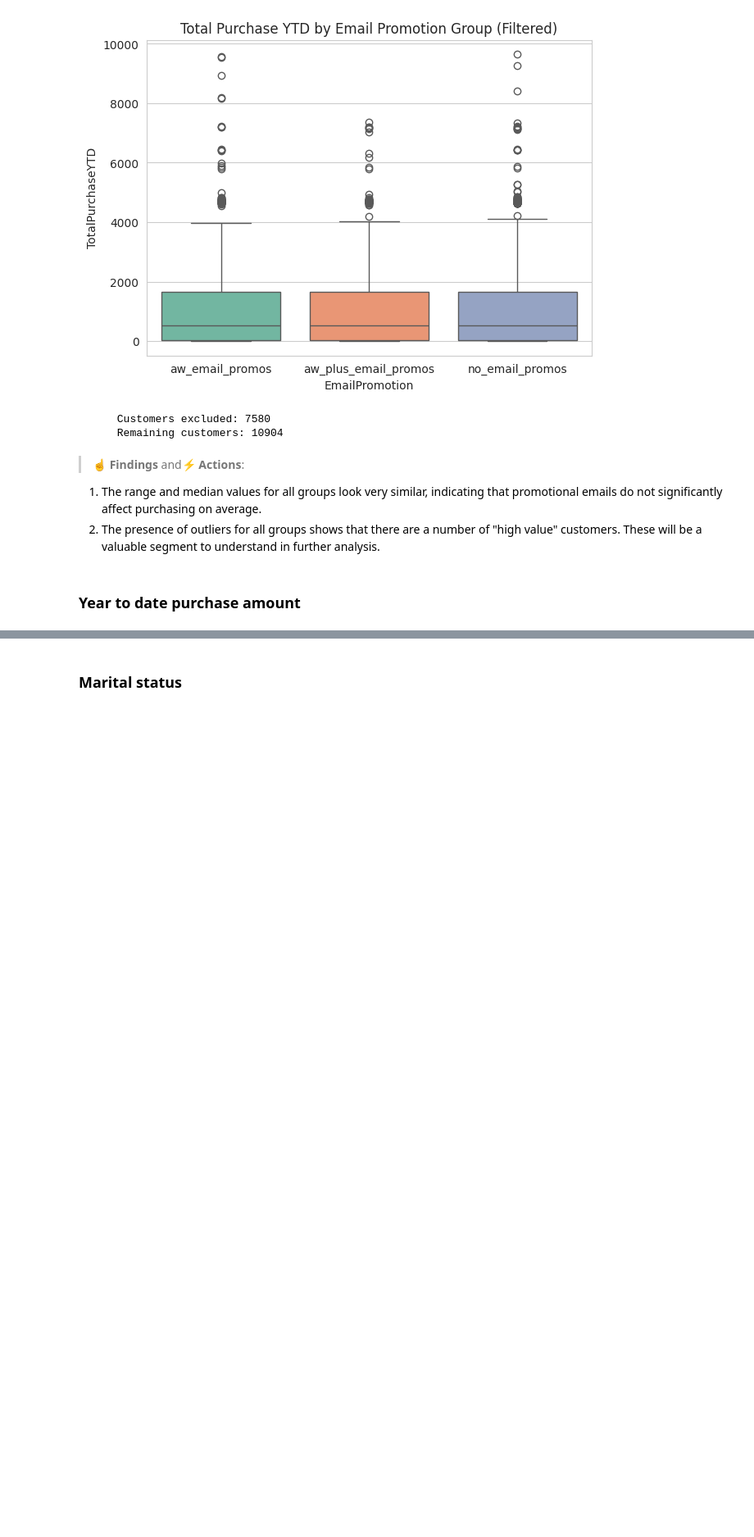
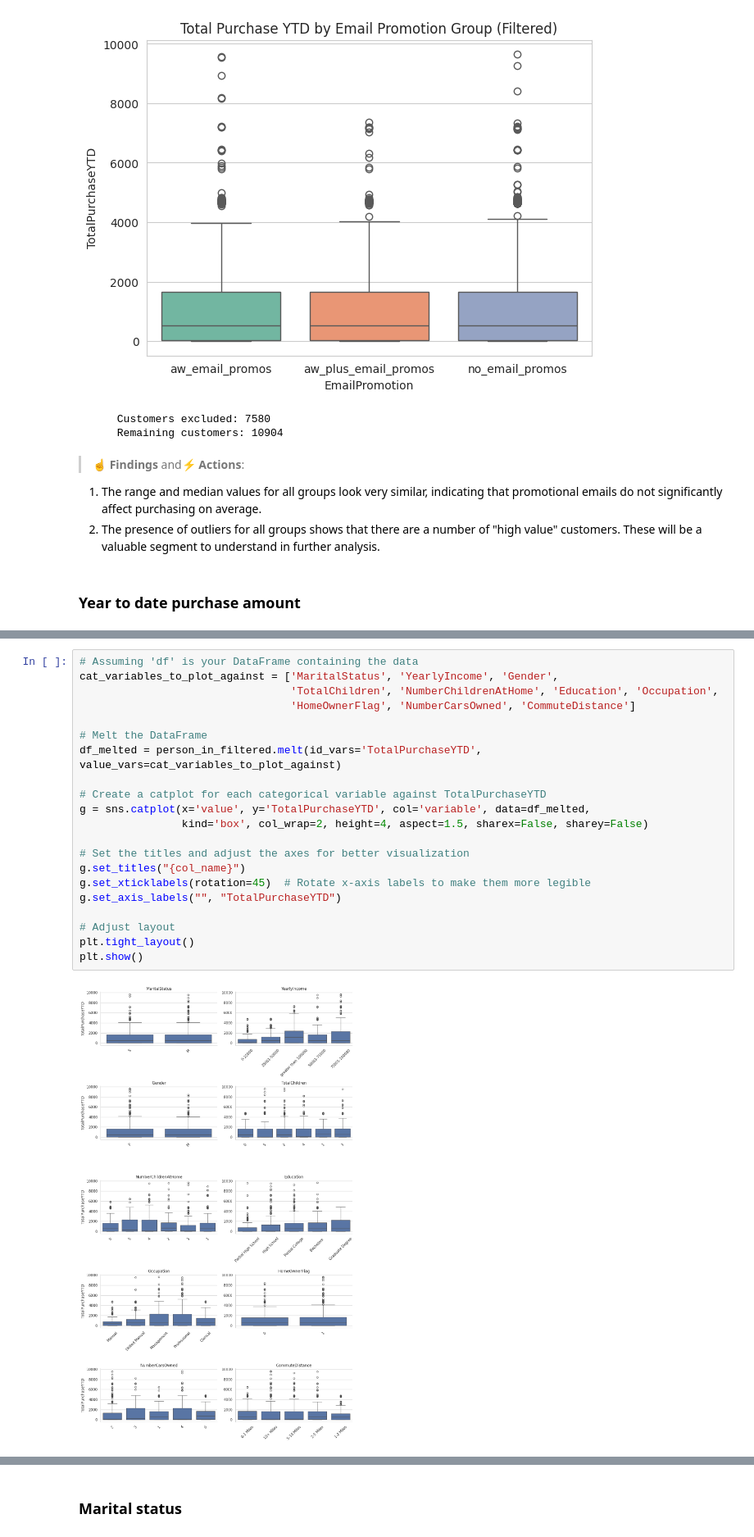
Before and after one commit to jamesrichardbunting/customer_segmentation, a Jupyter notebook: customer_segmentation.ipynb, the cells around one changed output, grey strips where cells are left out. Shown at 82% size. Cells and saved outputs as stored; diff of their text form; blank space fills up the shorter version.

```diff
--- a/customer_segmentation.ipynb
+++ b/customer_segmentation.ipynb
@@ -476,0 +483,23 @@ person_in.head()
+# %%
+# Assuming 'df' is your DataFrame containing the data
+cat_variables_to_plot_against = ['MaritalStatus', 'YearlyIncome', 'Gender',
+                                 'TotalChildren', 'NumberChildrenAtHome', 'Education', 'Occupation',
+                                 'HomeOwnerFlag', 'NumberCarsOwned', 'CommuteDistance']
+
+# Melt the DataFrame
+df_melted = person_in_filtered.melt(id_vars='TotalPurchaseYTD', value_vars=cat_variables_to_plot_against)
+
+# Create a catplot for each categorical variable against TotalPurchaseYTD
+g = sns.catplot(x='value', y='TotalPurchaseYTD', col='variable', data=df_melted,
+                kind='box', col_wrap=2, height=4, aspect=1.5, sharex=False, sharey=False)
+
+# Set the titles and adjust the axes for better visualization
+g.set_titles("{col_name}")
+g.set_xticklabels(rotation=45)  # Rotate x-axis labels to make them more legible
+g.set_axis_labels("", "TotalPurchaseYTD")
+
+# Adjust layout
+plt.tight_layout()
+plt.show()
+# %% [output]
+[figure, added]
```
Also changed, not shown: parts of 14 cells of this notebook.
